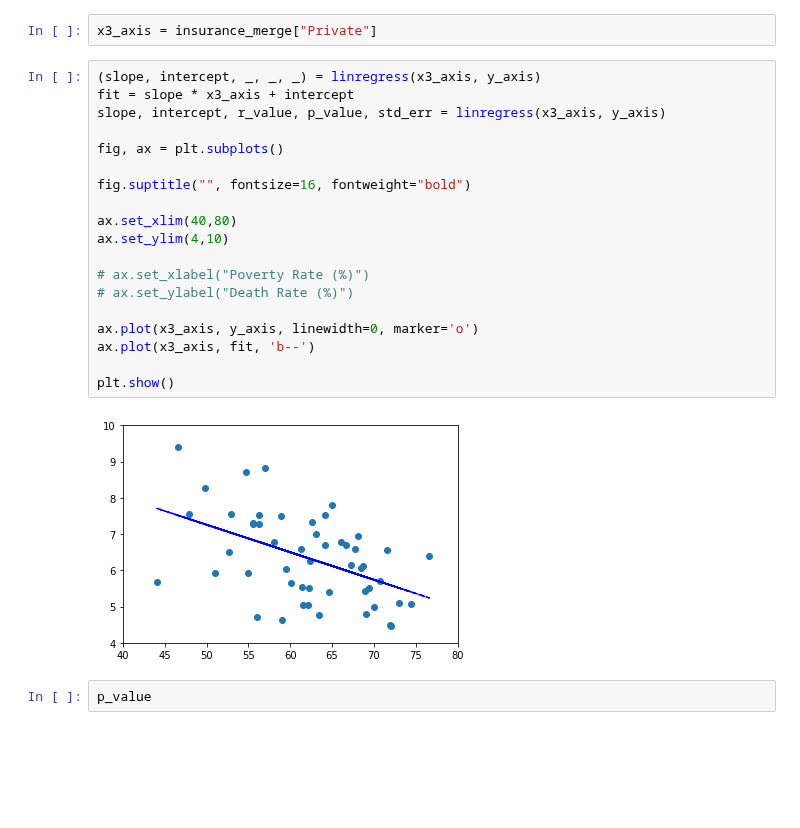
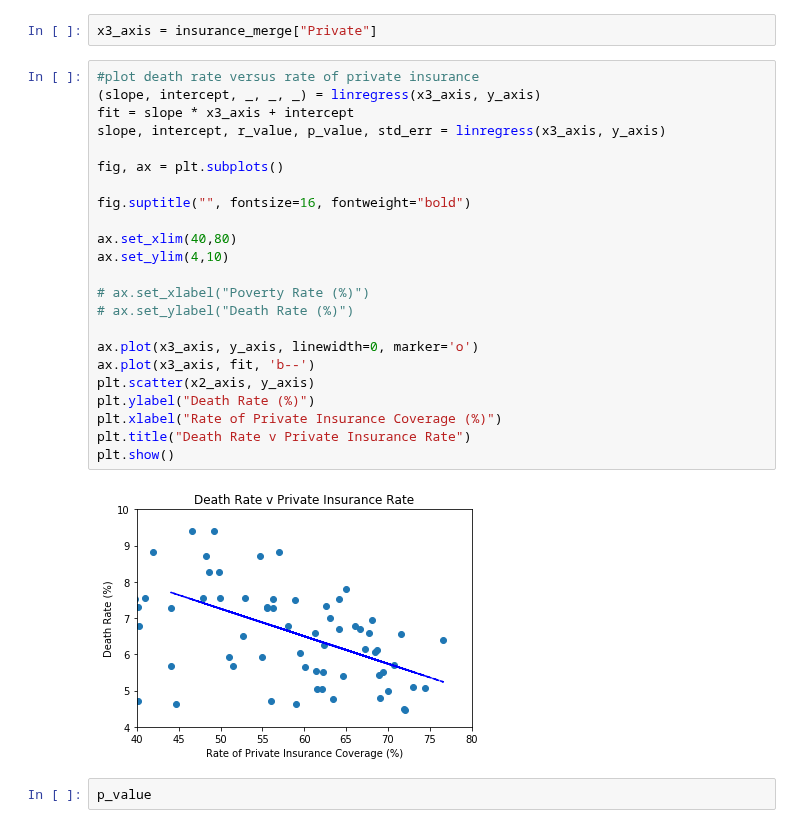
Before and after one commit to jasminajovanovic/IMR, a Jupyter notebook: Poverty.ipynb, the cells around one changed output. Cells and saved outputs as stored; diff of their text form; blank space fills up the shorter version.

```diff
--- a/Poverty.ipynb
+++ b/Poverty.ipynb
@@ -413,26 +356,30 @@ plt.show()
 # %%
 x3_axis = insurance_merge["Private"]
 # %%
+#plot death rate versus rate of private insurance
 (slope, intercept, _, _, _) = linregress(x3_axis, y_axis)
 fit = slope * x3_axis + intercept
 slope, intercept, r_value, p_value, std_err = linregress(x3_axis, y_axis)
 
 fig, ax = plt.subplots()
 
 fig.suptitle("", fontsize=16, fontweight="bold")
 
 ax.set_xlim(40,80)
 ax.set_ylim(4,10)
 
 # ax.set_xlabel("Poverty Rate (%)")
 # ax.set_ylabel("Death Rate (%)")
 
 ax.plot(x3_axis, y_axis, linewidth=0, marker='o')
 ax.plot(x3_axis, fit, 'b--')
-
+plt.scatter(x2_axis, y_axis)
+plt.ylabel("Death Rate (%)")
+plt.xlabel("Rate of Private Insurance Coverage (%)")
+plt.title("Death Rate v Private Insurance Rate")
 plt.show()
 # %% [output]
-[figure, old version]
+[figure, new version]
 # %%
 p_value
 # %% [output]
```
Also changed, not shown: parts of 10 cells of this notebook, 5 other files.
